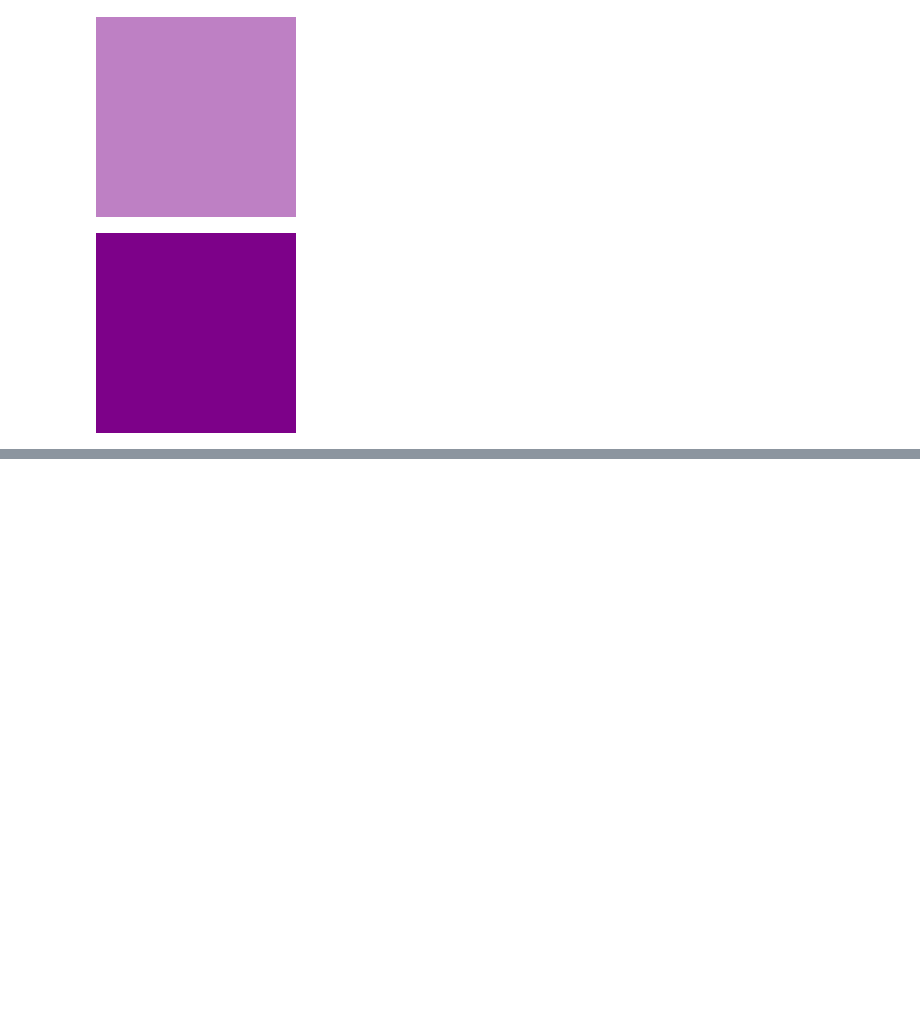
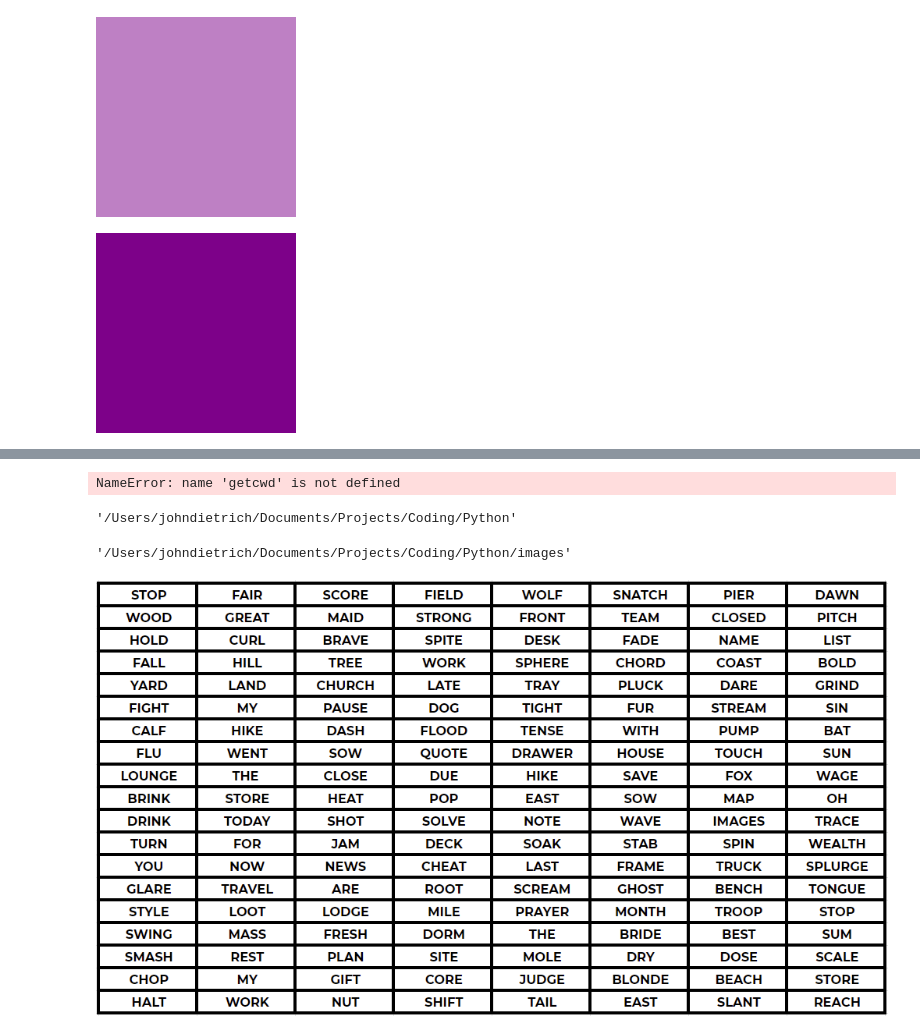
Before and after one commit to thoughtlesslabs/Python, a Jupyter notebook: s16-images.ipynb, the cells around one changed output, grey strips where cells are left out. Drawn from its saved outputs; the diff is of its cells as text; code cells hidden in the pictures; blank space fills up the shorter version.

Commit message:
Completed the images section

```diff
--- a/s16-images.ipynb
+++ b/s16-images.ipynb
@@ -106,0 +112,8 @@ purple.save('purple.jpg')
+# %%
+getcwd()
+# %% [output]
+NameError: name 'getcwd' is not defined
+# %%
+os.getcwd()
+# %% [output]
+'/Users/johndietrich/Documents/Projects/Coding/Python'
@@ -106,0 +122,11 @@ purple.save('purple.jpg')
+# %%
+os.getcwd()
+# %% [output]
+'/Users/johndietrich/Documents/Projects/Coding/Python/images'
+# %%
+mask = Image.open('mask.png')
+words = Image.open('word_matrix.png')
+# %%
+words
+# %% [output]
+[figure, added]
```
Also changed, not shown: parts of 7 cells of this notebook.
